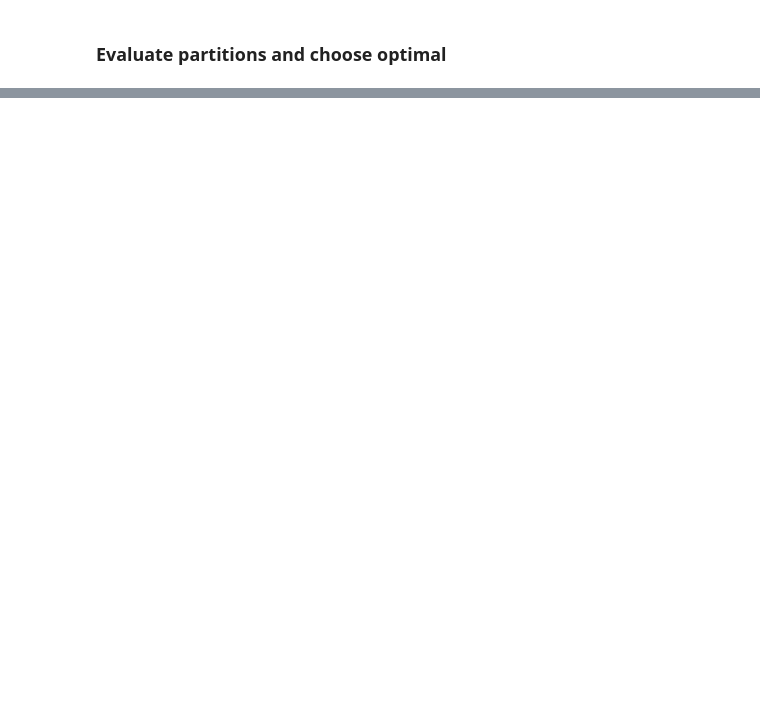
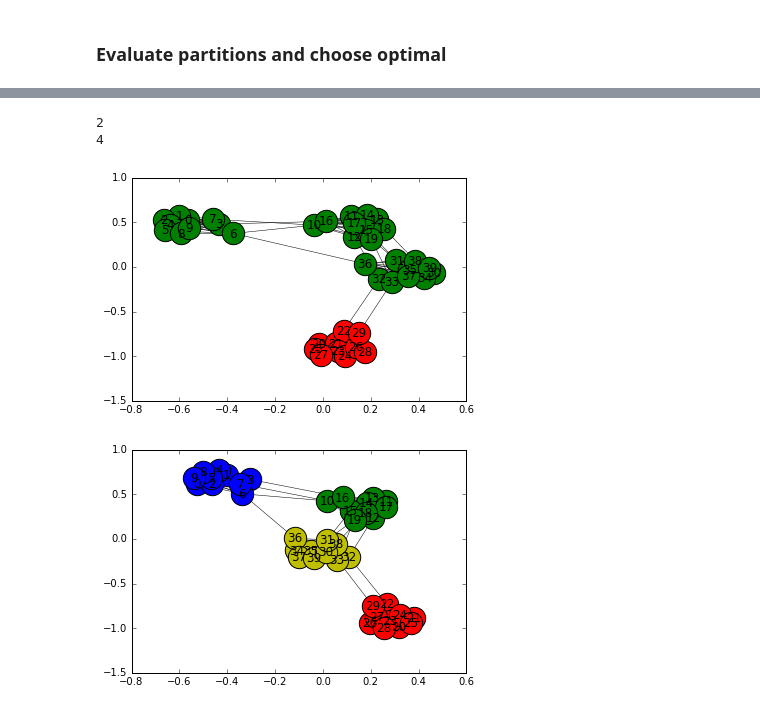
Before and after one commit to seb5666/ML_Data_Mining_1, a Jupyter notebook: Computing communities in large networks using random walks.ipynb, the cells around one changed output, grey strips where cells are left out. Cells and saved outputs as stored; diff of their text form; code cells hidden in the pictures; blank space fills up the shorter version.

```diff
--- a/Computing communities in large networks using random walks.ipynb
+++ b/Computing communities in large networks using random walks.ipynb
@@ -331,0 +310,13 @@ draw_graph(partitions[N-best_num_clusters], best_num_clusters)
+# %%
+best_num_clusters = np.argmax(η)
+print(best_num_clusters)
+draw_graph(Ps[N-best_num_clusters], best_num_clusters)
+plt.figure()
+best_num_clusters_Qs = np.argmax(Qs) + 1
+print(best_num_clusters_Qs)
+draw_graph(Ps[N-best_num_clusters_Qs], best_num_clusters_Qs)
+# %% [output]
+2
+4
+[figure, added]
+[figure, added]
```
Also changed, not shown: parts of 22 cells of this notebook.
